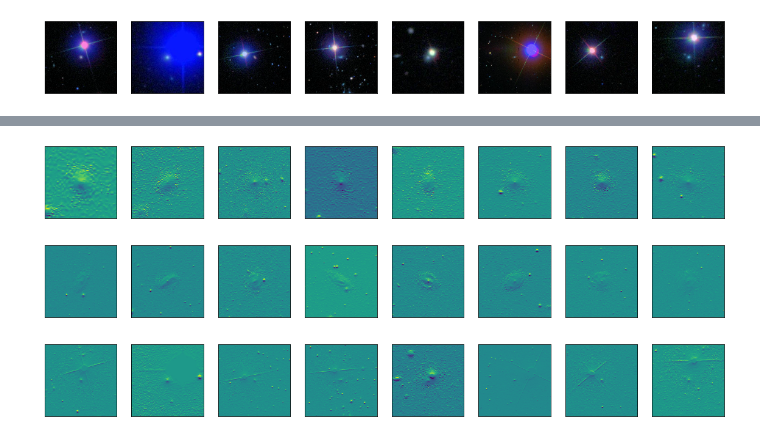
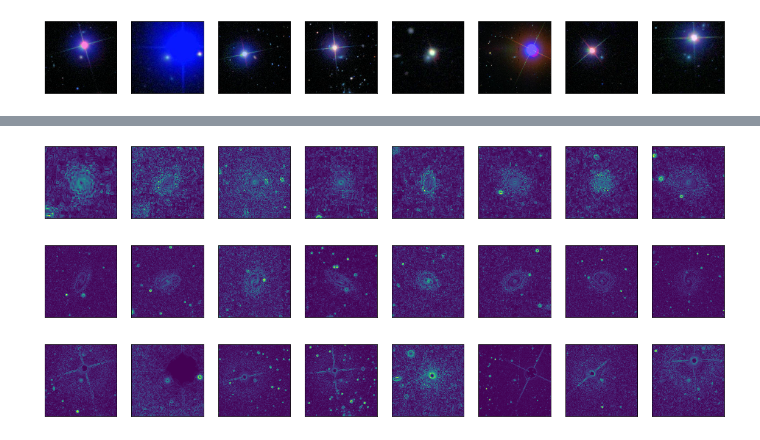
Before and after one commit to Nico-Facto/Computeur-Vision, a Jupyter notebook: GalaxyZoo/Preprocess Galaxy.ipynb, the cells around one changed output, grey strips where cells are left out. Drawn from its saved outputs; the diff is of its cells as text; code cells hidden in the pictures.

```diff
--- a/GalaxyZoo/Preprocess Galaxy.ipynb
+++ b/GalaxyZoo/Preprocess Galaxy.ipynb
@@ -174,31 +175,34 @@ buildcont(f3,8) #f3 = array top 100 class 1.3 + 8 images
 # %%
 def buildbleu(array,val_break): # pour avoir les x premiéres de chaques classes
     i =1
     plt.figure(figsize=(20,100))
 
     for id_f in tqdm(array):
+
         image = cv2.imread(f'./images_training_rev1/{id_f}.jpg',0)
+
 
         laplacian = cv2.Laplacian(image,cv2.CV_64F)
         sobelx = cv2.Sobel(image,cv2.CV_64F,1,0,ksize=5)
         sobely = cv2.Sobel(image,cv2.CV_64F,0,1,ksize=5)
+        combin = np.sqrt(np.square(sobely)+np.square(sobelx))
 
 
         plt.subplot(1, val_break, i)
-        plt.imshow(sobely)
+        plt.imshow(combin)
         plt.xticks([])
         plt.yticks([])
         i += 1
         if i >= (val_break+1):
             break
 
 buildbleu(f1,8) #f1 = array top 100 class 1.1 + 8 images
 buildbleu(f2,8) #f2 = array top 100 class 1.2 + 8 images
 buildbleu(f3,8) #f3 = array top 100 class 1.3 + 8 images
 # %% [output]
 [interactive output not drawn]
 [interactive output not drawn]
 [interactive output not drawn]
-[figure, old version]
+[figure, new version]
-[figure, old version]
+[figure, new version]
-[figure, old version]
+[figure, new version]
```
Also changed, not shown: parts of 2 cells of this notebook, 2 other files.
